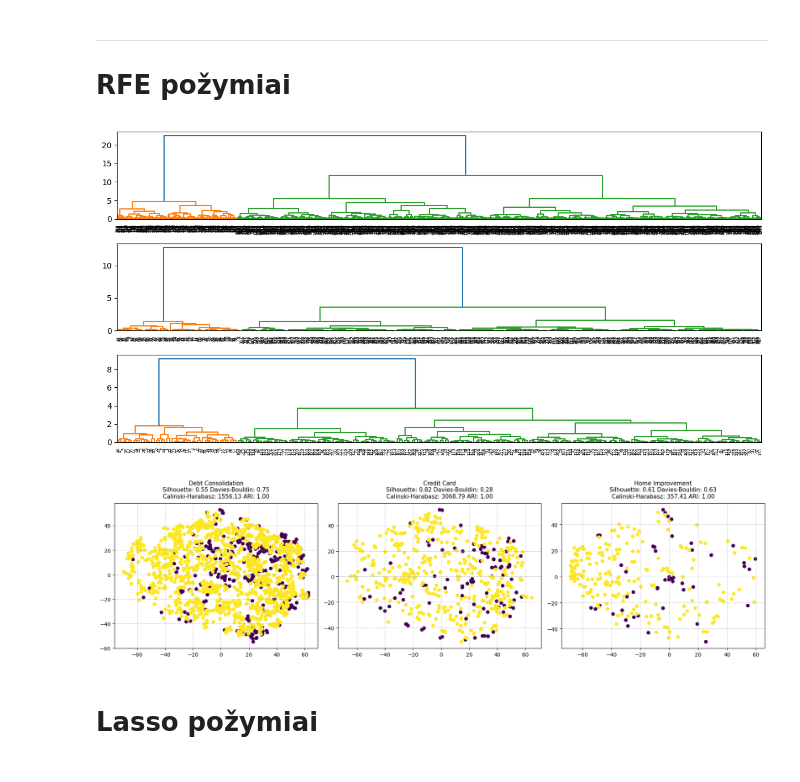
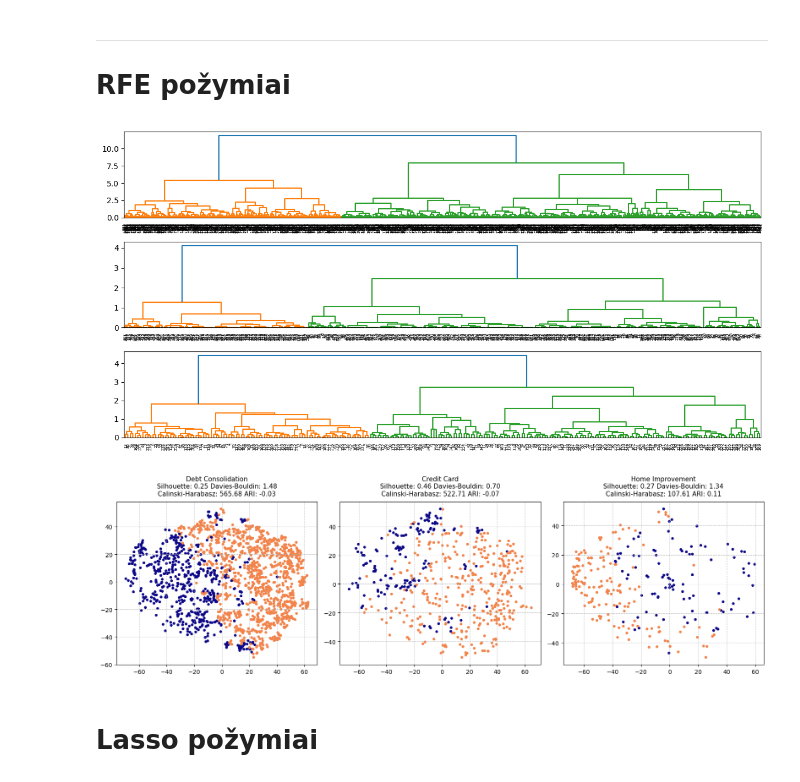
Before and after one commit to EvelinaDu/Papildomi_duomenu_vizualizavimo_skyriai, a Jupyter notebook: 3_laboratorinis/Hierarchical.ipynb, the cells around one changed output. Cells and saved outputs as stored; diff of their text form; code cells hidden in the pictures.

```diff
--- a/3_laboratorinis/Hierarchical.ipynb
+++ b/3_laboratorinis/Hierarchical.ipynb
@@ -5,6 +5,10 @@ import matplotlib.pyplot as plt
 import numpy as np
 import seaborn as sns
 from sklearn.metrics import silhouette_score, davies_bouldin_score, calinski_harabasz_score, adjusted_rand_score
+
+import matplotlib.cm as cm
+from matplotlib.colors import ListedColormap
+plasma_truncated = ListedColormap(cm.plasma(np.linspace(0, 0.7, 256)))
 # %%
 min_max_data = pd.read_csv("full_min_max_data.csv")
 tsne_results = pd.read_csv("tsne_data.csv")
@@ -99,7 +103,7 @@ tsne_results.loc[tsne_results['cat'] == 'debt_consolidation', 'cluster_label'] =
 tsne_results.loc[tsne_results['cat'] == 'credit_card', 'cluster_label'] = labels_credit
 tsne_results.loc[tsne_results['cat'] == 'home_improvement', 'cluster_label'] = labels_home
 
-fig, axes = plt.subplots(1, 3, figsize=(18, 5))
+fig, axes = plt.subplots(1, 3, figsize=(16, 5))
 categories = ['debt_consolidation', 'credit_card', 'home_improvement']
 
 scores = [
@@ -120,7 +124,7 @@ scores = [
 for i, cat in enumerate(categories):
     subset = tsne_results[tsne_results['cat'] == cat]
 
-    axes[i].scatter(subset['tsne_1'], subset['tsne_2'], c=subset['cluster_label'], cmap='viridis')
+    axes[i].scatter(subset['tsne_1'], subset['tsne_2'], c=subset['cluster_label'], cmap=plasma_truncated, s=13)
     title_text = f"{cat.replace('_', ' ').title()}\nSilhouette: {scores[i][0]:.2f} Davies-Bouldin: {scores[i][1]:.2f}\nCalinski-Harabasz: {scores[i][2]:.2f} ARI: {scores[i][3]:.2f}"
     axes[i].set_title(title_text, fontsize=11, pad=10)
     axes[i].grid(True, linestyle='--', alpha=0.7)
@@ -133,9 +137,9 @@ plt.show()
 ---
 # RFE požymiai
 # %%
-wards_clustering_debt = linkage(rfecv_debt, method="ward", metric="euclidean")
-wards_clustering_credit = linkage(rfecv_credit, method="ward", metric="euclidean")
-wards_clustering_home = linkage(rfecv_home, method="ward", metric="euclidean")
+wards_clustering_debt = linkage(rfecv_debt.iloc[:,:-1], method="ward", metric="euclidean")
+wards_clustering_credit = linkage(rfecv_credit.iloc[:,:-1], method="ward", metric="euclidean")
+wards_clustering_home = linkage(rfecv_home.iloc[:,:-1], method="ward", metric="euclidean")
 # %%
 fig, (ax1, ax2, ax3) = plt.subplots(3, 1, figsize=(12, 6))
 
@@ -146,7 +150,7 @@ dendrogram(wards_clustering_home, ax=ax3)
 plt.tight_layout()
 plt.show()
 # %% [output]
-[figure, old version]
+[figure, new version]
 # %%
 labels_debt = fcluster(wards_clustering_debt, t=2, criterion='maxclust')
 labels_credit = fcluster(wards_clustering_credit, t=2, criterion='maxclust')
@@ -154,38 +158,40 @@ labels_home = fcluster(wards_clustering_home, t=2, criterion='maxclust')
 # %%
 tsne_results.loc[tsne_results['cat'] == 'debt_consolidation', 'cluster_label'] = labels_debt
 tsne_results.loc[tsne_results['cat'] == 'credit_card', 'cluster_label'] = labels_credit
 tsne_results.loc[tsne_results['cat'] == 'home_improvement', 'cluster_label'] = labels_home
 
-fig, axes = plt.subplots(1, 3, figsize=(18, 5))
+fig, axes = plt.subplots(1, 3, figsize=(16, 5))
 categories = ['debt_consolidation', 'credit_card', 'home_improvement']
 
+true_labels = [rfecv_debt['credit.policy'], rfecv_credit['credit.policy'], rfecv_home['credit.policy']]
+
 scores = [
-    (silhouette_score(rfecv_debt, labels_debt),
-     davies_bouldin_score(rfecv_debt, labels_debt),
-     calinski_harabasz_score(rfecv_debt, labels_debt),
+    (silhouette_score(rfecv_debt.iloc[:,:-1], labels_debt),
+     davies_bouldin_score(rfecv_debt.iloc[:,:-1], labels_debt),
+     calinski_harabasz_score(rfecv_debt.iloc[:,:-1], labels_debt),
      adjusted_rand_score(true_labels[0], labels_debt)),
-    (silhouette_score(rfecv_credit, labels_credit),
-     davies_bouldin_score(rfecv_credit, labels_credit),
-     calinski_harabasz_score(rfecv_credit, labels_credit),
+    (silhouette_score(rfecv_credit.iloc[:,:-1], labels_credit),
+     davies_bouldin_score(rfecv_credit.iloc[:,:-1], labels_credit),
+     calinski_harabasz_score(rfecv_credit.iloc[:,:-1], labels_credit),
      adjusted_rand_score(true_labels[1], labels_credit)),
-    (silhouette_score(rfecv_home, labels_home),
-     davies_bouldin_score(rfecv_home, labels_home),
-     calinski_harabasz_score(rfecv_home, labels_home),
+    (silhouette_score(rfecv_home.iloc[:,:-1], labels_home),
+     davies_bouldin_score(rfecv_home.iloc[:,:-1], labels_home),
+     calinski_harabasz_score(rfecv_home.iloc[:,:-1], labels_home),
      adjusted_rand_score(true_labels[2], labels_home)),
 ]
 
 for i, cat in enumerate(categories):
     subset = tsne_results[tsne_results['cat'] == cat]
 
-    axes[i].scatter(subset['tsne_1'], subset['tsne_2'], c=subset['cluster_label'], cmap='viridis')
+    axes[i].scatter(subset['tsne_1'], subset['tsne_2'], c=subset['cluster_label'], cmap=plasma_truncated, s=13)
     title_text = f"{cat.replace('_', ' ').title()}\nSilhouette: {scores[i][0]:.2f} Davies-Bouldin: {scores[i][1]:.2f}\nCalinski-Harabasz: {scores[i][2]:.2f} ARI: {scores[i][3]:.2f}"
     axes[i].set_title(title_text, fontsize=11, pad=10)
     axes[i].grid(True, linestyle='--', alpha=0.7)
 
 plt.tight_layout()
 plt.show()
 # %% [output]
-[figure, old version]
+[figure, new version]
 # %% [markdown]
 # Lasso požymiai
 # %%
```
Also changed, not shown: parts of 5 cells of this notebook.
